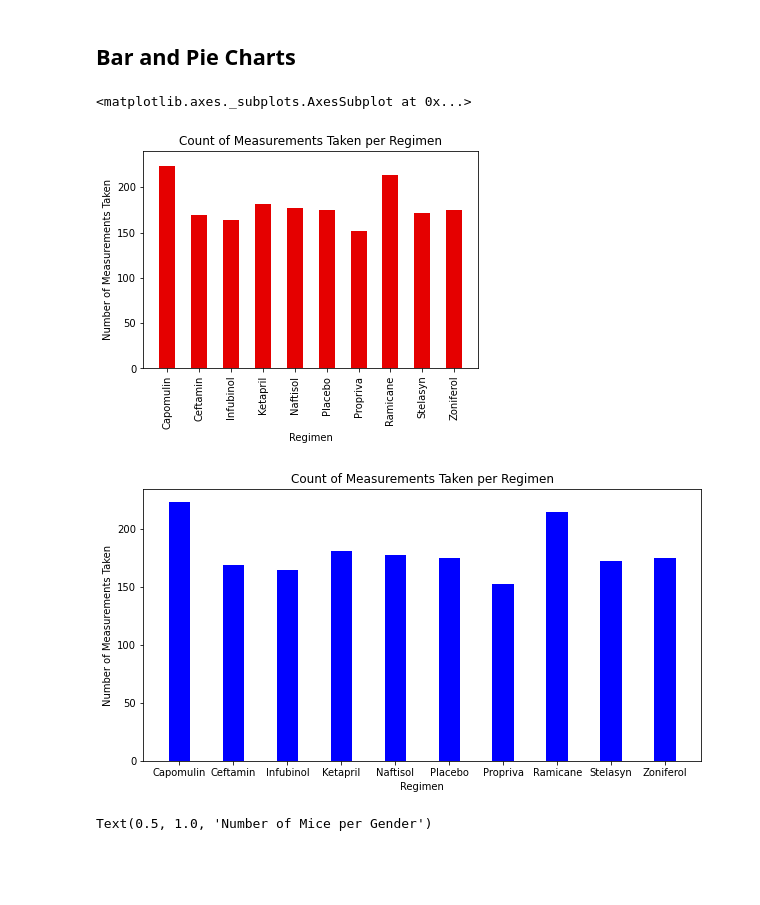
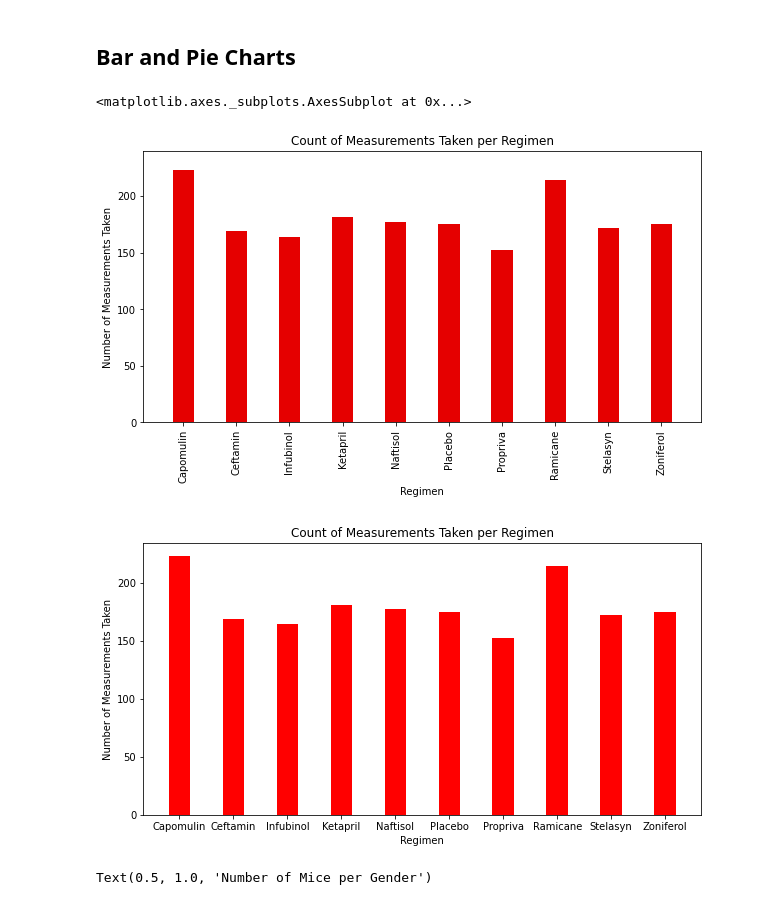
Before and after one commit to reyno255/matplotlib-challenge, a Jupyter notebook: Instructions/Pymaceuticals/main.ipynb, the cells around one changed output. Drawn from its saved outputs; the diff is of its cells as text; code cells hidden in the pictures; blank space fills up the shorter version.

```diff
--- a/Instructions/Pymaceuticals/main.ipynb
+++ b/Instructions/Pymaceuticals/main.ipynb
@@ -148,35 +148,35 @@ df_grouped['Tumor Volume (mm3)'].agg(['mean','median','var','std','sem'])
 # %%
 # Generate a bar plot showing the total number of measurements taken on each drug regimen using pandas.
 cmap = ListedColormap(['#e50000'])
 grouped_count_byRegimen = grouped_clean['Mouse ID'].count()
-
-count_gph = grouped_count_byRegimen.plot.bar(x=0,y=1,colormap=cmap)
+fig = plt.figure(figsize = (10, 5))
+count_gph = grouped_count_byRegimen.plot.bar(x=0,y=1,colormap=cmap,width=.4)
 
 count_gph.set_xlabel('Regimen')
 count_gph.set_ylabel('Number of Measurements Taken')
 count_gph.set_title('Count of Measurements Taken per Regimen')
 
 count_gph.set_ylim(0,240)
 count_gph.set_xlim(-.75,9.75)
 
 count_gph
 # %% [output]
 <matplotlib.axes._subplots.AxesSubplot at 0x...>
-[figure, old version]
+[figure, new version]
 # %%
 # Generate a bar plot showing the total number of measurements taken on each drug regimen using pyplot.
 
 fig = plt.figure(figsize = (10, 5))
 x_values = grouped_count_byRegimen.index.tolist()
 y_values = grouped_count_byRegimen
-plt.bar(x_values,y_values, color ='blue', width = 0.4)
+plt.bar(x_values,y_values, color ='red', width = 0.4)
 
 plt.xlabel("Regimen")
 plt.ylabel("Number of Measurements Taken")
 plt.title("Count of Measurements Taken per Regimen")
 plt.show()
 # %% [output]
-[figure, old version]
+[figure, new version]
 # %%
 # Generate a pie plot showing the distribution of female versus male mice using pandas
 grouped_sex = clean_df.groupby(by=['Sex']).count()
```
Also changed, not shown: 1 other file.
